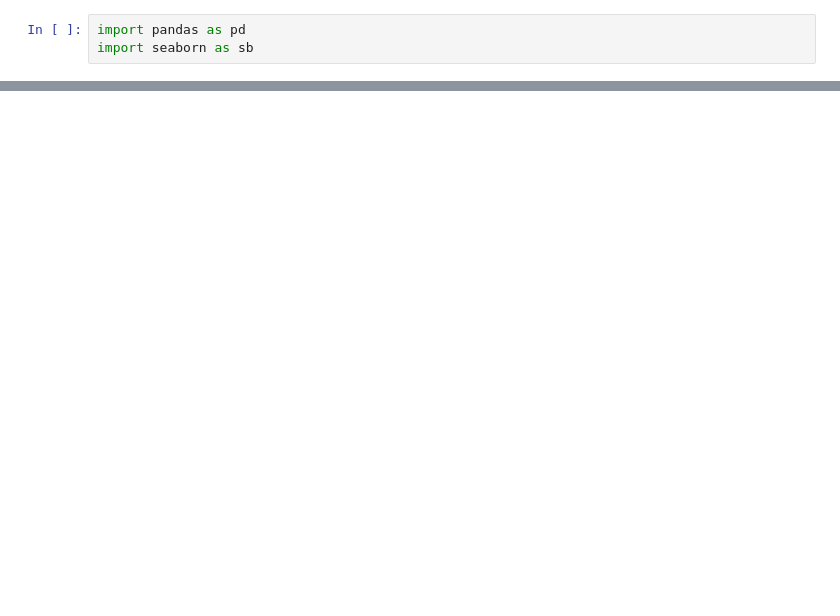
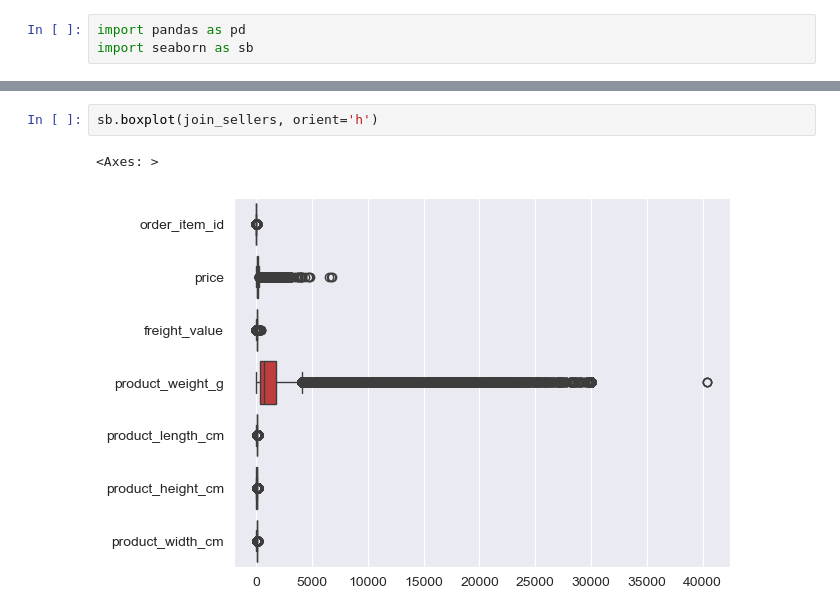
Before and after one commit to rabreu/Infnet-MIT-MachineLearning-ScikitLearn-MLOps-PD-26E1_3, a Jupyter notebook: PD_26E1_3.ipynb, the cells around one changed output, grey strips where cells are left out. Drawn from its saved outputs; the diff is of its cells as text; blank space fills up the shorter version.

```diff
--- a/PD_26E1_3.ipynb
+++ b/PD_26E1_3.ipynb
@@ -35,0 +37,5 @@ sb.heatmap(join_seller_city.isna())
+# %%
+sb.boxplot(join_sellers, orient='h')
+# %% [output]
+<Axes: >
+[figure, added]
```
Also changed, not shown: parts of 4 cells of this notebook.
